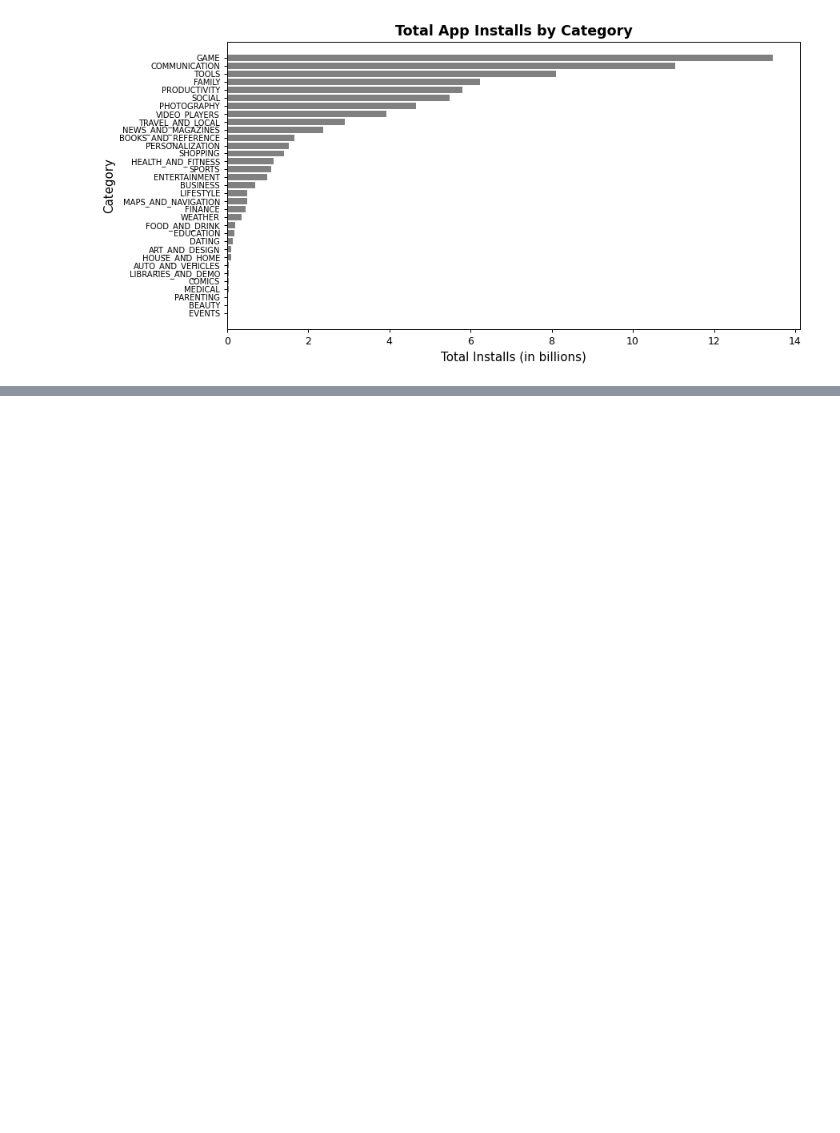
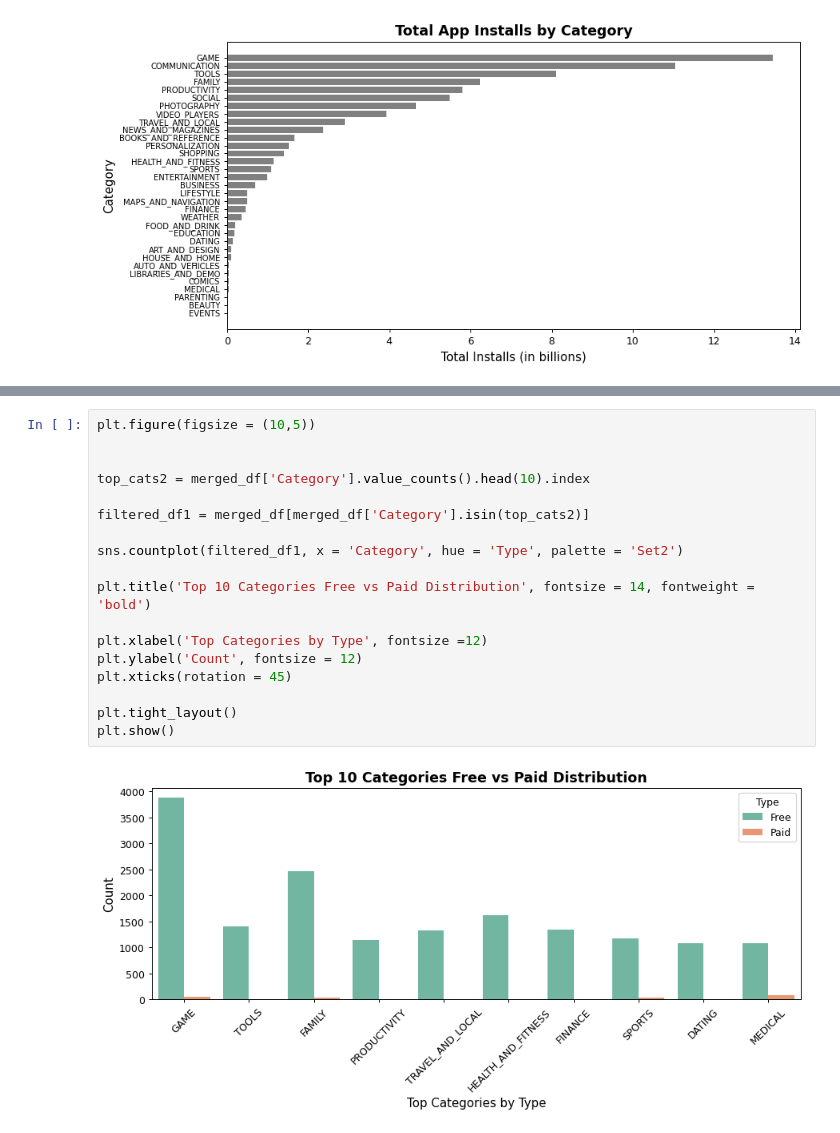
Before and after one commit to RajKumar0710/google-play-store-data-eda, a Jupyter notebook: Capstone.ipynb, the cells around one changed output, grey strips where cells are left out. Drawn from its saved outputs; the diff is of its cells as text; blank space fills up the shorter version.

```diff
--- a/Capstone.ipynb
+++ b/Capstone.ipynb
@@ -788,0 +840,20 @@ plt.show()
+# %%
+plt.figure(figsize = (10,5))
+
+
+top_cats2 = merged_df['Category'].value_counts().head(10).index
+
+filtered_df1 = merged_df[merged_df['Category'].isin(top_cats2)]
+
+sns.countplot(filtered_df1, x = 'Category', hue = 'Type', palette = 'Set2')
+
+plt.title('Top 10 Categories Free vs Paid Distribution', fontsize = 14, fontweight = 'bold')
+
+plt.xlabel('Top Categories by Type', fontsize =12)
+plt.ylabel('Count', fontsize = 12)
+plt.xticks(rotation = 45)
+
+plt.tight_layout()
+plt.show()
+# %% [output]
+[figure, added]
```
Also changed, not shown: parts of 11 cells of this notebook.
